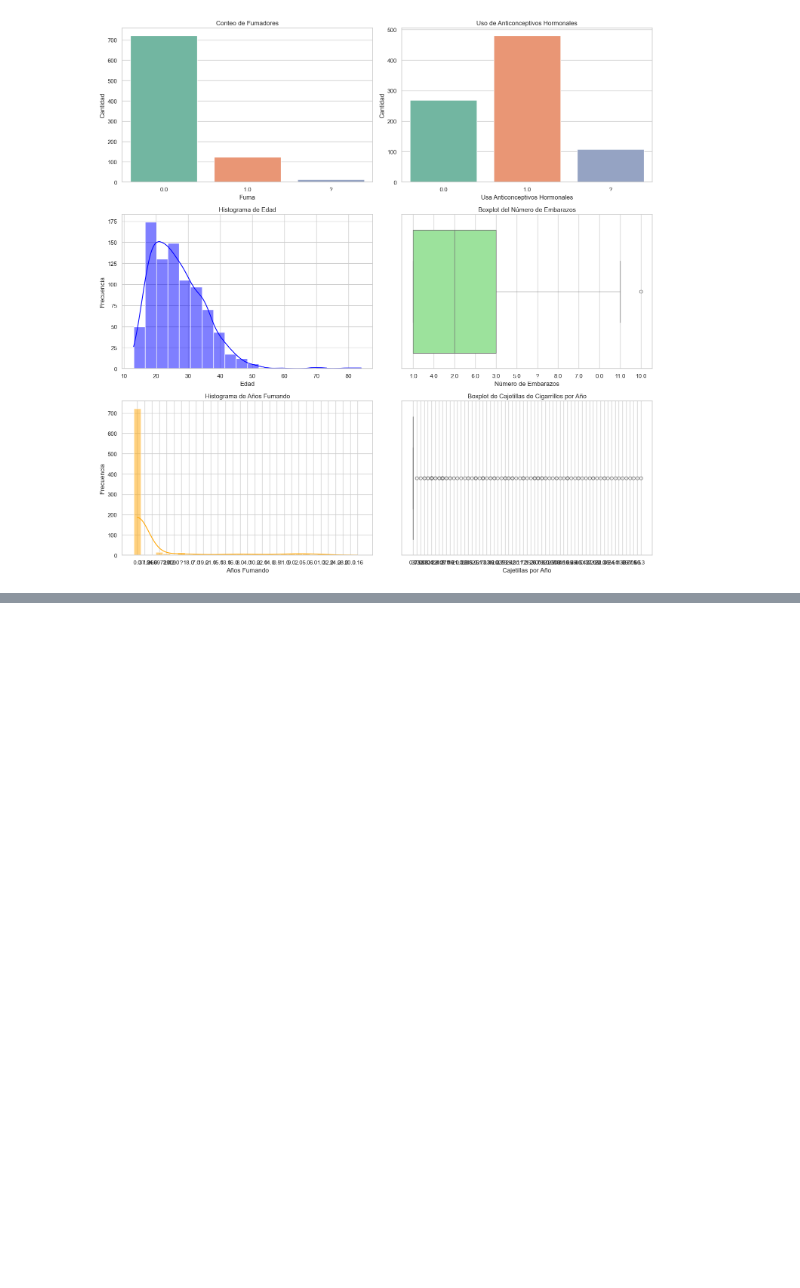
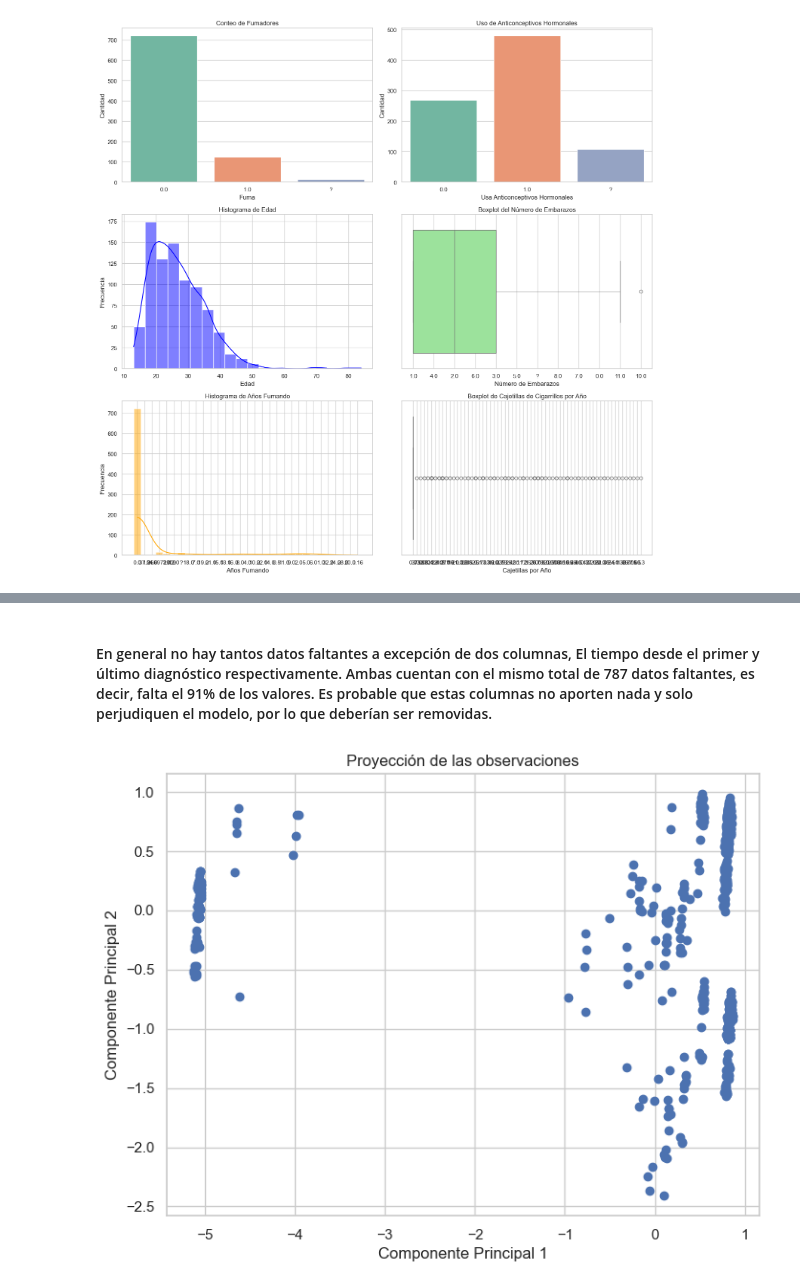
Before and after one commit to Mendezg1/CC3084-Lab1, a Jupyter notebook: Lab1.ipynb, the cells around one changed output, grey strips where cells are left out. Saved outputs shown, nothing was run; the diff lists cells and outputs as text; code cells hidden in the pictures; blank space fills up the shorter version.

```diff
--- a/Lab1.ipynb
+++ b/Lab1.ipynb
@@ -186,3 +174,9 @@ Passing `palette` without assigning `hue` is deprecated and will be removed in v
 
   sns.countplot(x='Hormonal Contraceptives', data=df, palette='Set2', ax=axs[0, 1])
 [figure]
+# %%
+num_vars = df.select_dtypes(include=['int64', 'float64']).columns
+cat_vars = df.select_dtypes(include=['object']).columns
+
+df_num = df[num_vars]
+df_cat = df[cat_vars]
@@ -188,0 +249,24 @@ Passing `palette` without assigning `hue` is deprecated and will be removed in v
+# %% [markdown]
+#### En general no hay tantos datos faltantes a excepción de dos columnas, El tiempo desde el primer y último diagnóstico respectivamente. Ambas cuentan con el mismo total de 787 datos faltantes, es decir, falta el 91% de los valores. Es probable que estas columnas no aporten nada y solo perjudiquen el modelo, por lo que deberían ser removidas.
+# %%
+df_cat_encoded = pd.get_dummies(df_cat)
+# %%
+from sklearn.decomposition import PCA
+
+pca = PCA()
+pca.fit(df_cat_encoded)
+explained_variance_ratio = pca.explained_variance_ratio_
+# %%
+import matplotlib.pyplot as plt
+
+X_pca = pca.transform(df_cat_encoded)
+
+# Crear un gráfico de dispersión
+plt.figure(figsize=(8, 6))
+plt.scatter(X_pca[:, 0], X_pca[:, 1])
+plt.xlabel('Componente Principal 1')
+plt.ylabel('Componente Principal 2')
+plt.title('Proyección de las observaciones')
+plt.show()
+# %% [output]
+[figure, added]
```
Also changed, not shown: parts of 7 cells of this notebook, 1 other file.
